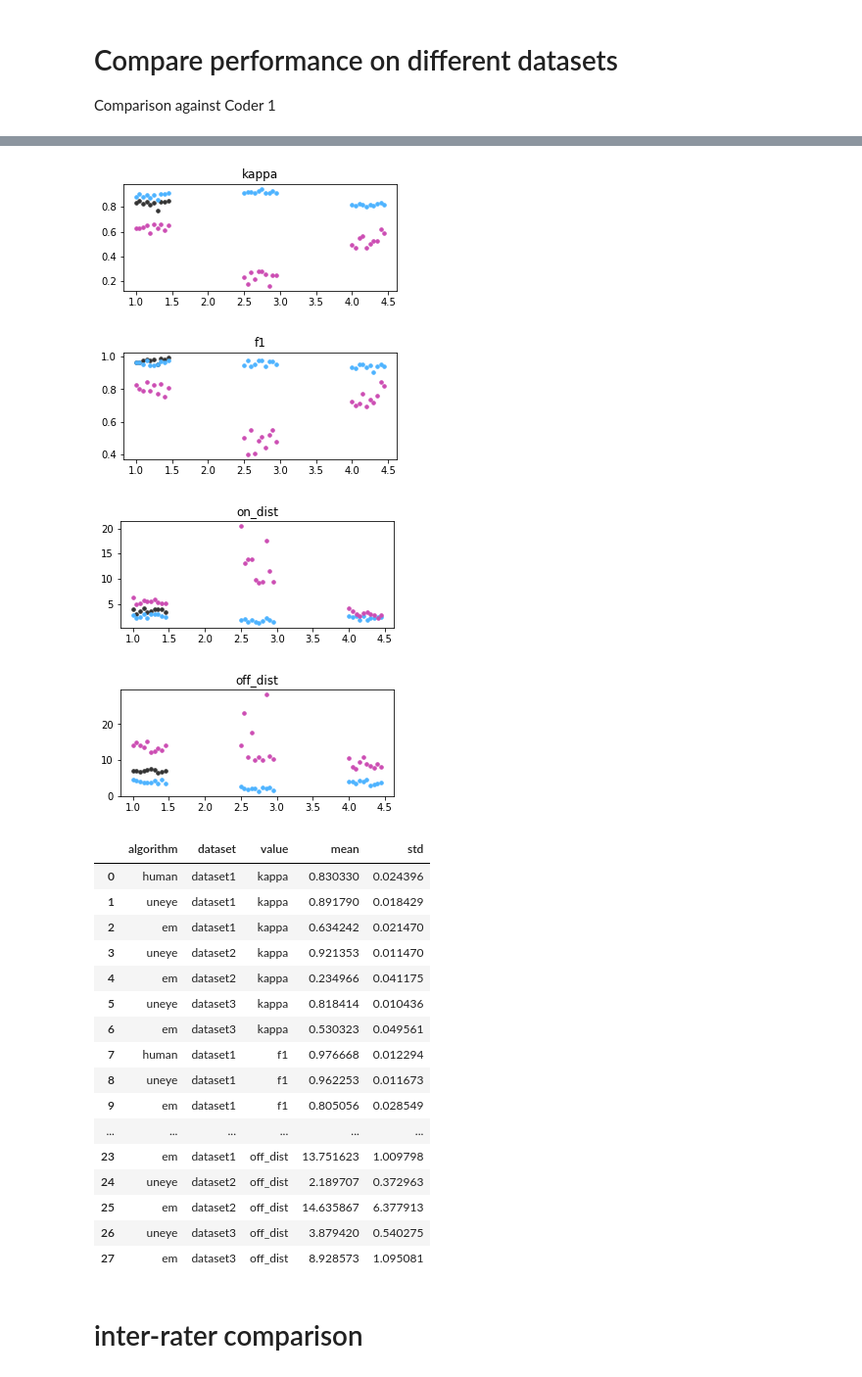
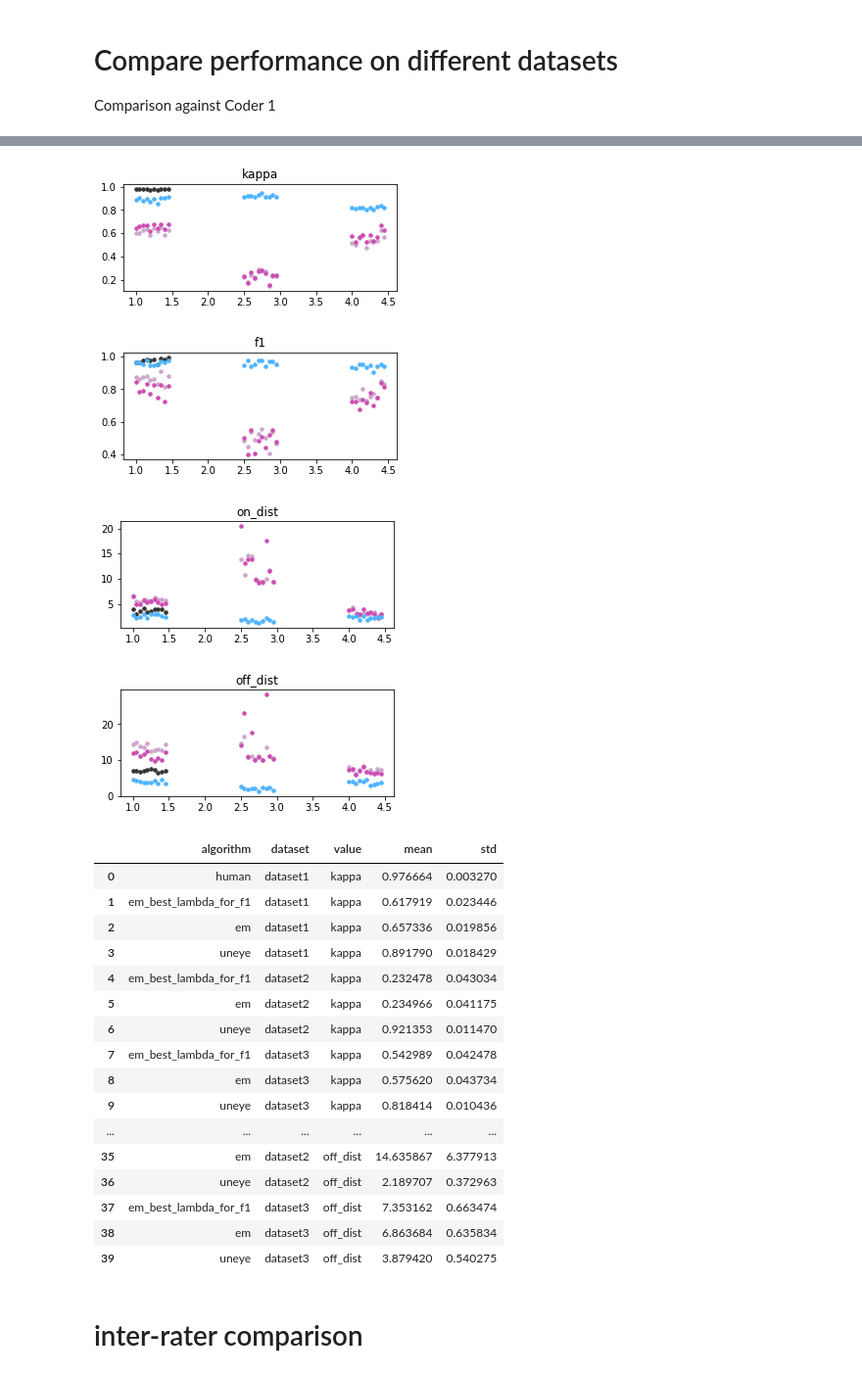
Before and after one commit to berenslab/uneye, a Jupyter notebook: analysis scripts/analyses.ipynb, the cells around one changed output, grey strips where cells are left out. Shown at 98% size. Drawn from its saved outputs; the diff is of its cells as text; code cells hidden in the pictures.

```diff
--- a/analysis scripts/analyses.ipynb
+++ b/analysis scripts/analyses.ipynb
@@ -181,66 +183,78 @@ for i,f in enumerate(folders):
              'f1':perf['f1'][i],
              'on_dist':np.mean(np.abs(perf['on'][i])*fac),
              'off_dist':np.mean(np.abs(perf['off'][i]))*fac},ignore_index=True)
+
+for i,f in enumerate(folders):
+    fac = 1000/sampfreq[i]
+    perf = np.load('summary/crossvalidation/em_'+f+'.npy').item()
+    for i in range(10):
+         df3 = df3.append({'Algorithm':'em_best_lambda_for_f1',
+             'ID':f,
+            'fold':i,
+             'kappa':perf['kappa_lam_f1'][i],
+             'f1':perf['F1_lam_f1'][i],
+             'on_dist':np.mean(np.abs(perf['on_lam_f1'][i])*fac),
+             'off_dist':np.mean(np.abs(perf['off_lam_f1'][i]))*fac},ignore_index=True)
 # %%
 # plot performances
 from matplotlib.pyplot import *
-colors = [[0.2,0.2,0.2],[0.3,0.7,1],[0.8,0.3,0.7]]
+
 value = ['kappa','f1','on_dist','off_dist']
 df_averaged = pd.DataFrame(columns=['algorithm','dataset','value','mean','std'])
 for v in value:
     fig = figure(figsize=(5,2))
-    # Cohens Kappa
 
     start = 1
     data = 0
     for f in folders:
         if f =='dataset1':
-            algorithms = ['human','uneye','em']
+            algorithms = ['human','em_best_lambda_for_f1','em','uneye']
+            colors = [[0.2,0.2,0.2],[0.8,0.65,0.8],[0.8,0.3,0.7],[0.3,0.7,1]]
         else:
-            algorithms = ['uneye','em']
+            algorithms = ['em_best_lambda_for_f1','em','uneye']
+            colors = [[0.8,0.65,0.8],[0.8,0.3,0.7],[0.3,0.7,1]]
+
         for j,a in enumerate(algorithms):
 
-            if f!='dataset1':
-                j+=1
             for i in range(10):
                 plot(start+i*.05,np.array(df3[v][df3['ID']==f][df3['fold']==i][df3['Algorithm']==a]),
                      marker='.',linewidth=0,c=colors[j],markersize=7)
             df_averaged = df_averaged.append({'algorithm':a,
                                              'dataset':f,
                                              'value':v,
                                               'mean':df3[v][df3['ID']==f][df3['Algorithm']==a].mean(),
                                               'std':df3[v][df3['ID']==f][df3['Algorithm']==a].std()
                                              },ignore_index=True)
 
         start += 1.5
         data += 2
     title(v)
     show()
 
 
 display(df_averaged)
 # %% [output]
-[figure, old version]
+[figure, new version]
-[figure, old version]
+[figure, new version]
-[figure, old version]
+[figure, new version]
-[figure, old version]
+[figure, new version]
 |  | algorithm | dataset | value | mean | std |
-| 0 | human | dataset1 | kappa | 0.830330 | 0.024396 |
-| 1 | uneye | dataset1 | kappa | 0.891790 | 0.018429 |
-| 2 | em | dataset1 | kappa | 0.634242 | 0.021470 |
-| 3 | uneye | dataset2 | kappa | 0.921353 | 0.011470 |
-| 4 | em | dataset2 | kappa | 0.234966 | 0.041175 |
-| 5 | uneye | dataset3 | kappa | 0.818414 | 0.010436 |
-| 6 | em | dataset3 | kappa | 0.530323 | 0.049561 |
-| 7 | human | dataset1 | f1 | 0.976668 | 0.012294 |
-| 8 | uneye | dataset1 | f1 | 0.962253 | 0.011673 |
-| 9 | em | dataset1 | f1 | 0.805056 | 0.028549 |
+| 0 | human | dataset1 | kappa | 0.976664 | 0.003270 |
+| 1 | em_best_lambda_for_f1 | dataset1 | kappa | 0.617919 | 0.023446 |
+| 2 | em | dataset1 | kappa | 0.657336 | 0.019856 |
+| 3 | uneye | dataset1 | kappa | 0.891790 | 0.018429 |
+| 4 | em_best_lambda_for_f1 | dataset2 | kappa | 0.232478 | 0.043034 |
+| 5 | em | dataset2 | kappa | 0.234966 | 0.041175 |
+| 6 | uneye | dataset2 | kappa | 0.921353 | 0.011470 |
+| 7 | em_best_lambda_for_f1 | dataset3 | kappa | 0.542989 | 0.042478 |
+| 8 | em | dataset3 | kappa | 0.575620 | 0.043734 |
+| 9 | uneye | dataset3 | kappa | 0.818414 | 0.010436 |
 | ... | ... | ... | ... | ... | ... |
-| 23 | em | dataset1 | off_dist | 13.751623 | 1.009798 |
-| 24 | uneye | dataset2 | off_dist | 2.189707 | 0.372963 |
-| 25 | em | dataset2 | off_dist | 14.635867 | 6.377913 |
-| 26 | uneye | dataset3 | off_dist | 3.879420 | 0.540275 |
-| 27 | em | dataset3 | off_dist | 8.928573 | 1.095081 |
+| 35 | em | dataset2 | off_dist | 14.635867 | 6.377913 |
+| 36 | uneye | dataset2 | off_dist | 2.189707 | 0.372963 |
+| 37 | em_best_lambda_for_f1 | dataset3 | off_dist | 7.353162 | 0.663474 |
+| 38 | em | dataset3 | off_dist | 6.863684 | 0.635834 |
+| 39 | uneye | dataset3 | off_dist | 3.879420 | 0.540275 |
 # %% [markdown]
 # inter-rater comparison
 # %%
```
Also changed, not shown: parts of 7 cells of this notebook, 5 other files.
